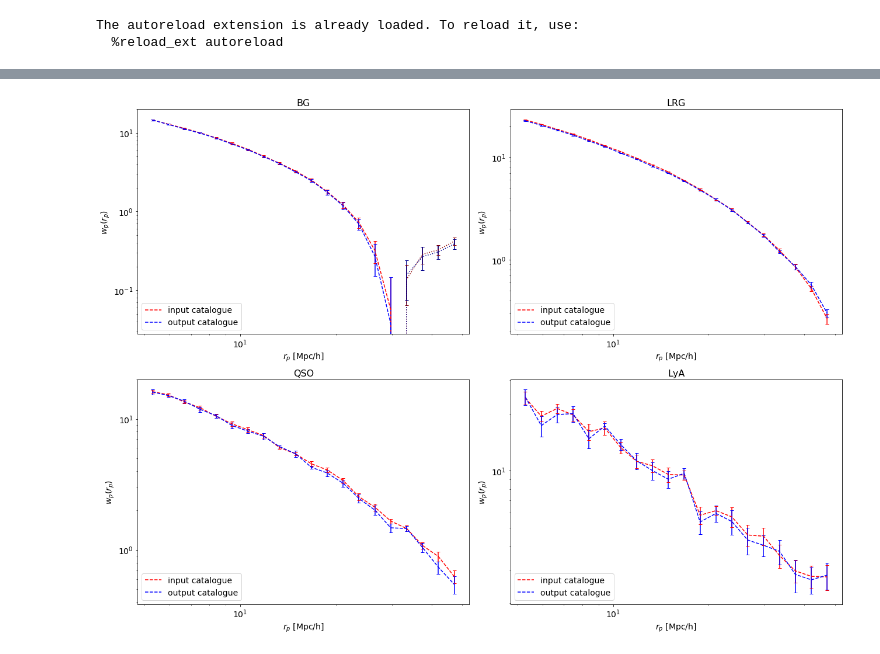
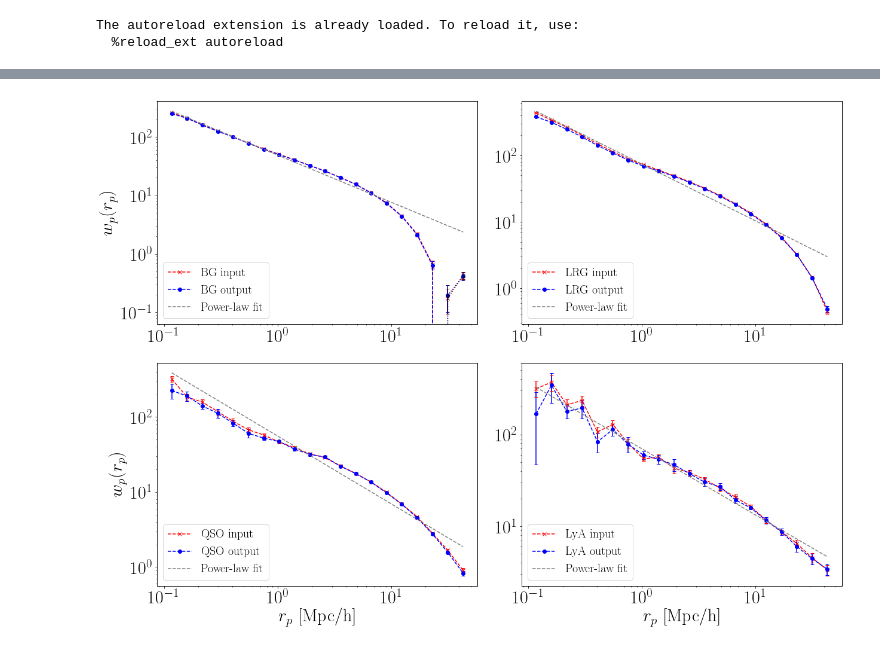
Before and after one commit to danpryer/4FS_clustering_pipeline, a Jupyter notebook: clustering_pipeline/cluster_results.ipynb, the cells around one changed output, grey strips where cells are left out. Drawn from its saved outputs; the diff is of its cells as text; code cells hidden in the pictures.

```diff
--- a/clustering_pipeline/cluster_results.ipynb
+++ b/clustering_pipeline/cluster_results.ipynb
@@ -120,13 +152,25 @@ dict_keys(['bin_mid', 'res_1', 'res_2', 'res_avg', 'err_1', 'err_2', 'err_avg',
 # %%
 %%time
 
-# look at completeness of the output catalogues
+# look at some key properties of the input and output catalogues
 for tracer in cat_vars.tracers:
     target_in = cat_vars.data_input + 'input_reduced_' + tracer + '.fits'
     target_out = cat_vars.data_output + 'output_reduced_' + tracer + '.fits'
+#     rand_in = read_to_df(cat_vars.randoms_input + 'table_' + tracer + '.fits')
+#     rand_out = read_to_df(cat_vars.randoms_output + 'table_' + tracer + '.fits')
     df_in = read_to_df(target_in)
     df_out = read_to_df(target_out)
     N_in = len(df_in)
     N_out = len(df_out)
-    print('For %s there are %s input and %s output targets (%s %% completeness)'%(tracer, N_in, N_out, round(N_out*100/N_in,1)))
+    n_bar = N_out / 7500
+#     print(np.amin(df_out['REDSHIFT_ESTIMATE'].values), np.amax(df_out['REDSHIFT_ESTIMATE'].values))
+    print('For %s there are %s input and %s output targets (%s %% completeness). Number density per sq.deg. = %s'%(tracer, N_in, N_out, round(N_out*100/N_in,1), n_bar))
+#     plt.figure()
+#     plt.title('%s'%(tracer))
+#     plt.hist(df_out['REDDENING'].values, bins=50)
+#     plt.show()
+#     print(df_in.columns)
+#     print(df_out.columns)
+#     print(rand_in.columns)
+#     print(rand_out.columns)
 # %% [output]
@@ -263,5 +371,14 @@ Wall time: 1.5 s
 # %%
 %%time
+
+# simple power law to fit correlation functions to
+def wp_power_law_fit(r_p, r_0, gamma):
+    return r_p*((r_0/r_p)**gamma)*gamma_frac(gamma)
+
+def gamma_frac(gamma):
+    return (gamma_sc(1/2)*gamma_sc(0.5*(gamma-1)))/(gamma_sc(gamma/2))
+
+
 
 # for loop to plot the w_p(r_p) results for the 4 tracers
 
@@ -275,13 +392,13 @@ for i, tracer in enumerate (cat_vars.tracers):
     res_wp_out = load_object(results_file_out)
 
     plt.subplot(2,2,i+1)
-    plt.title('%s'%(tracer), size=16)
-    plt.ylabel(r'$w_p(r_p)$', size=14)
-    plt.xlabel(r'$r_p$ [Mpc/h]', size=14)
+#     plt.title('%s'%(tracer))
+    if i in [0,2]:
+        plt.ylabel(r'$w_p(r_p)$')
+    if i in [2,3]:
+        plt.xlabel(r'$r_p$ [Mpc/h]')
     plt.yscale('log')
     plt.xscale('log')
-    plt.yticks(size=14)
-    plt.xticks(size=14)
 
     wp_in_r = res_wp_in.bin_mid
     wp_in_res = res_wp_in.res_avg
@@ -290,19 +407,53 @@ for i, tracer in enumerate (cat_vars.tracers):
     wp_out_res = res_wp_out.res_avg
     wp_out_err = res_wp_out.err_avg
 
+
+    popt, pcov = curve_fit(wp_power_law_fit, wp_out_r[(wp_out_res>0)], wp_out_res[(wp_out_res>0)], p0=(4, 1.2), sigma=wp_out_err[(wp_out_res>0)])
+    A_err = np.sqrt(pcov[0,0])
+    pow_err = np.sqrt(pcov[1,1])
+    print("{0:.2e}, {1:.2e}, {2}, {3}".format(round(popt[0],3), round(A_err,3), round(popt[1],2), round(pow_err,2)))
+
     plt.errorbar(wp_in_r[wp_in_res>0], wp_in_res[wp_in_res>0], yerr=wp_in_err[wp_in_res>0], capsize=3, color='red', ls='')
     plt.errorbar(wp_in_r[wp_in_res<0], -wp_in_res[wp_in_res<0], yerr=wp_in_err[wp_in_res<0], capsize=3, color='darkred', ls='')
     plt.errorbar(wp_out_r[wp_out_res>0], wp_out_res[wp_out_res>0], yerr=wp_out_err[wp_out_res>0], capsize=3, color='blue', ls='')
     plt.errorbar(wp_out_r[wp_out_res<0], -wp_out_res[wp_out_res<0], yerr=wp_out_err[wp_out_res<0], capsize=3, color='darkblue', ls='')
 
-    plt.plot(wp_in_r, wp_in_res, color='red', ls='--', label='input catalogue')
-    plt.plot(wp_in_r, -wp_in_res, color='darkred', ls=':')
-    plt.plot(wp_out_r, wp_out_res, color='blue', ls='--', label='output catalogue')
-    plt.plot(wp_out_r, -wp_out_res, color='darkblue', ls=':')
+    plt.plot(wp_in_r, wp_in_res, marker='x', color='red', ls='--', label='%s input'%(tracer))
+    plt.plot(wp_in_r, -wp_in_res, marker='x', color='darkred', ls=':')
+    plt.plot(wp_out_r, wp_out_res, marker='o', color='blue', ls='--', label='%s output'%(tracer))
+    plt.plot(wp_out_r, -wp_out_res, marker='o', color='darkblue', ls=':')
 
-    plt.legend(loc=3, fontsize=14)
+#     text_label = r"Power-law fit, $r_0$ = {0}, $\gamma$ = {1}".format(round(popt[0],1), round(popt[1],2))
+    text_label= "Power-law fit"
+    plt.plot(wp_out_r, wp_power_law_fit(wp_out_r, popt[0], popt[1]), color='grey', ls='--', label=text_label)
+#     text_label = r"Power-law fit, $r_0$ = {0}, $\gamma$ = {1}".format(round(r_fit[i],1), round(gamma_fit[i],2))
+#     plt.plot(wp_out_r, wp_power_law_fit(wp_out_r, r_fit[i], gamma_fit[i]), color='grey', ls='--', label=text_label)
 
-# plt.savefig('projected_clustering.png')
+#     # load and plot the redshift-space data
+#     if tracer in ['BG', 'LRG']:
+#         results_file_in = cat_vars.results_input + 'results_' + tracer + '_wp' + '_zspace'
+#         res_wp_in = load_object(results_file_in)
+#         results_file_out = cat_vars.results_output + 'results_' + tracer + '_wp' + '_zspace'
+#         res_wp_out = load_object(results_file_out)
+#         wp_in_r = res_wp_in.bin_mid
+#         wp_in_res = res_wp_in.res_avg
+#         wp_in_err = res_wp_in.err_avg
+#         wp_out_r = res_wp_out.bin_mid
+#         wp_out_res = res_wp_out.res_avg
+#         wp_out_err = res_wp_out.err_avg
+#         plt.errorbar(wp_in_r[wp_in_res>0], wp_in_res[wp_in_res>0], yerr=wp_in_err[wp_in_res>0], capsize=3, color='orange', ls='')
+#         plt.errorbar(wp_in_r[wp_in_res<0], -wp_in_res[wp_in_res<0], yerr=wp_in_err[wp_in_res<0], capsize=3, color='darkorange', ls='')
+#         plt.errorbar(wp_out_r[wp_out_res>0], wp_out_res[wp_out_res>0], yerr=wp_out_err[wp_out_res>0], capsize=3, color='green', ls='')
+#         plt.errorbar(wp_out_r[wp_out_res<0], -wp_out_res[wp_out_res<0], yerr=wp_out_err[wp_out_res<0], capsize=3, color='darkgreen', ls='')
+#         plt.plot(wp_in_r, wp_in_res, marker='x', color='orange', ls='--', label='%s input, redshift-space'%(tracer))
+#         plt.plot(wp_in_r, -wp_in_res, marker='x', color='darkorange', ls=':')
+#         plt.plot(wp_out_r, wp_out_res, marker='o', color='green', ls='--', label='%s output, redshift-space'%(tracer))
+#         plt.plot(wp_out_r, -wp_out_res, marker='o', color='darkgreen', ls=':')
+
+    plt.legend(loc=3, fontsize=20)
+
 plt.tight_layout()
+# plt.savefig(cat_vars.plots_results + 'results_wp.pdf', dpi=150, bbox_inches='tight')
+plt.savefig(cat_vars.plots_results + 'results_wp_new.pdf', dpi=150, bbox_inches='tight')
 plt.show()
 # %% [output]
@@ -309 +464 @@ plt.show()
-[figure, old version]
+[figure, new version]
```
Also changed, not shown: parts of 15 cells of this notebook, 3 other files.
